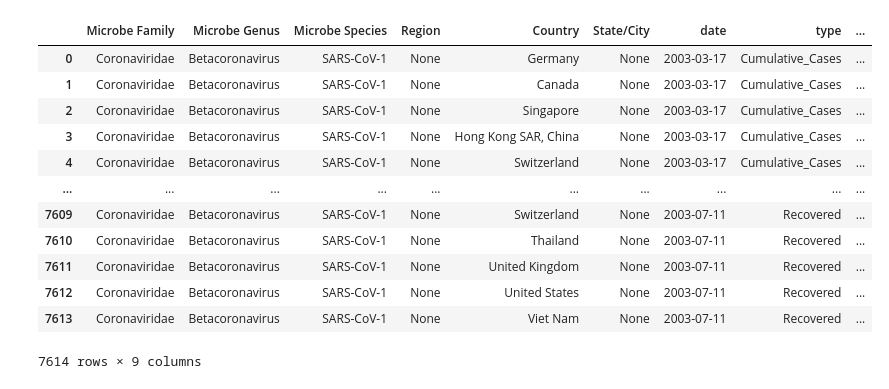
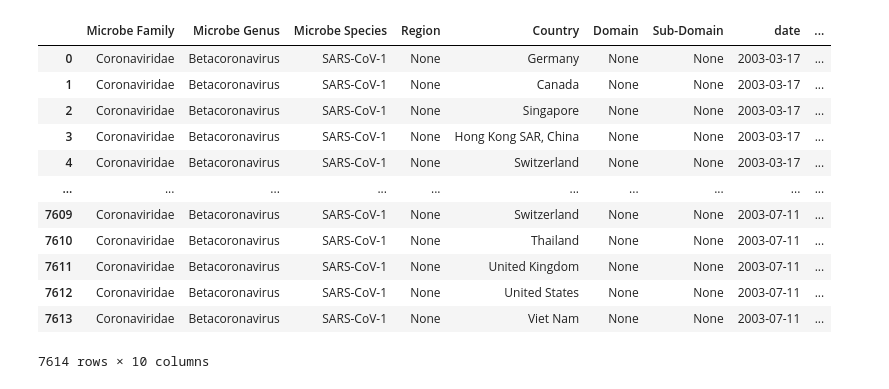
Before and after one commit to AlexWei21/Pandemic-Database, a Jupyter notebook: Internal/Processing Scripts/SARS Data Preprocessing.ipynb, the cells around one changed output. Cells and saved outputs as stored; diff of their text form; code cells hidden in the pictures.

Commit message:
Update SARS Data

```diff
--- a/Internal/Processing Scripts/SARS Data Preprocessing.ipynb
+++ b/Internal/Processing Scripts/SARS Data Preprocessing.ipynb
@@ -5,34 +5,35 @@ from matplotlib import pyplot as plt
 # %%
 SARS_data = pd.read_csv("F:\Pandemic-Database\Raw_Data\SARS/sars_2003_complete_dataset_clean.csv")
 SARS_data = SARS_data.rename(columns={'Date':'date',
                                      'Cumulative number of case(s)':'Cumulative_Cases',
                                      'Number of deaths':'Deaths',
                                      'Number recovered':'Recovered'})
 SARS_data = pd.melt(SARS_data,
                     id_vars=['Country','date'],
                     value_vars=['Cumulative_Cases','Deaths','Recovered'],
                     var_name='type',
                     value_name='number')
 
 SARS_data.insert(0,'Microbe Family','Coronaviridae')
 SARS_data.insert(1,'Microbe Genus','Betacoronavirus')
 SARS_data.insert(2,'Microbe Species','SARS-CoV-1')
 SARS_data.insert(3,'Region','None')
-SARS_data.insert(5,'State/City','None')
+SARS_data.insert(5,'Domain','None')
+SARS_data.insert(6,'Sub-Domain','None')
 
 SARS_data
 # %% [output]
-|  | Microbe Family | Microbe Genus | Microbe Species | Region | Country | State/City | date | type | ... |
-| 0 | Coronaviridae | Betacoronavirus | SARS-CoV-1 | None | Germany | None | 2003-03-17 | Cumulative_Cases | ... |
-| 1 | Coronaviridae | Betacoronavirus | SARS-CoV-1 | None | Canada | None | 2003-03-17 | Cumulative_Cases | ... |
-| 2 | Coronaviridae | Betacoronavirus | SARS-CoV-1 | None | Singapore | None | 2003-03-17 | Cumulative_Cases | ... |
-| 3 | Coronaviridae | Betacoronavirus | SARS-CoV-1 | None | Hong Kong SAR, China | None | 2003-03-17 | Cumulative_Cases | ... |
-| 4 | Coronaviridae | Betacoronavirus | SARS-CoV-1 | None | Switzerland | None | 2003-03-17 | Cumulative_Cases | ... |
+|  | Microbe Family | Microbe Genus | Microbe Species | Region | Country | Domain | Sub-Domain | date | ... |
+| 0 | Coronaviridae | Betacoronavirus | SARS-CoV-1 | None | Germany | None | None | 2003-03-17 | ... |
+| 1 | Coronaviridae | Betacoronavirus | SARS-CoV-1 | None | Canada | None | None | 2003-03-17 | ... |
+| 2 | Coronaviridae | Betacoronavirus | SARS-CoV-1 | None | Singapore | None | None | 2003-03-17 | ... |
+| 3 | Coronaviridae | Betacoronavirus | SARS-CoV-1 | None | Hong Kong SAR, China | None | None | 2003-03-17 | ... |
+| 4 | Coronaviridae | Betacoronavirus | SARS-CoV-1 | None | Switzerland | None | None | 2003-03-17 | ... |
 | ... | ... | ... | ... | ... | ... | ... | ... | ... | ... |
-| 7609 | Coronaviridae | Betacoronavirus | SARS-CoV-1 | None | Switzerland | None | 2003-07-11 | Recovered | ... |
-| 7610 | Coronaviridae | Betacoronavirus | SARS-CoV-1 | None | Thailand | None | 2003-07-11 | Recovered | ... |
-| 7611 | Coronaviridae | Betacoronavirus | SARS-CoV-1 | None | United Kingdom | None | 2003-07-11 | Recovered | ... |
-| 7612 | Coronaviridae | Betacoronavirus | SARS-CoV-1 | None | United States | None | 2003-07-11 | Recovered | ... |
-| 7613 | Coronaviridae | Betacoronavirus | SARS-CoV-1 | None | Viet Nam | None | 2003-07-11 | Recovered | ... |
+| 7609 | Coronaviridae | Betacoronavirus | SARS-CoV-1 | None | Switzerland | None | None | 2003-07-11 | ... |
+| 7610 | Coronaviridae | Betacoronavirus | SARS-CoV-1 | None | Thailand | None | None | 2003-07-11 | ... |
+| 7611 | Coronaviridae | Betacoronavirus | SARS-CoV-1 | None | United Kingdom | None | None | 2003-07-11 | ... |
+| 7612 | Coronaviridae | Betacoronavirus | SARS-CoV-1 | None | United States | None | None | 2003-07-11 | ... |
+| 7613 | Coronaviridae | Betacoronavirus | SARS-CoV-1 | None | Viet Nam | None | None | 2003-07-11 | ... |
-7614 rows × 9 columns
+7614 rows × 10 columns
 # %%
```
Also changed, not shown: parts of 7 cells of this notebook, 6 other files.
